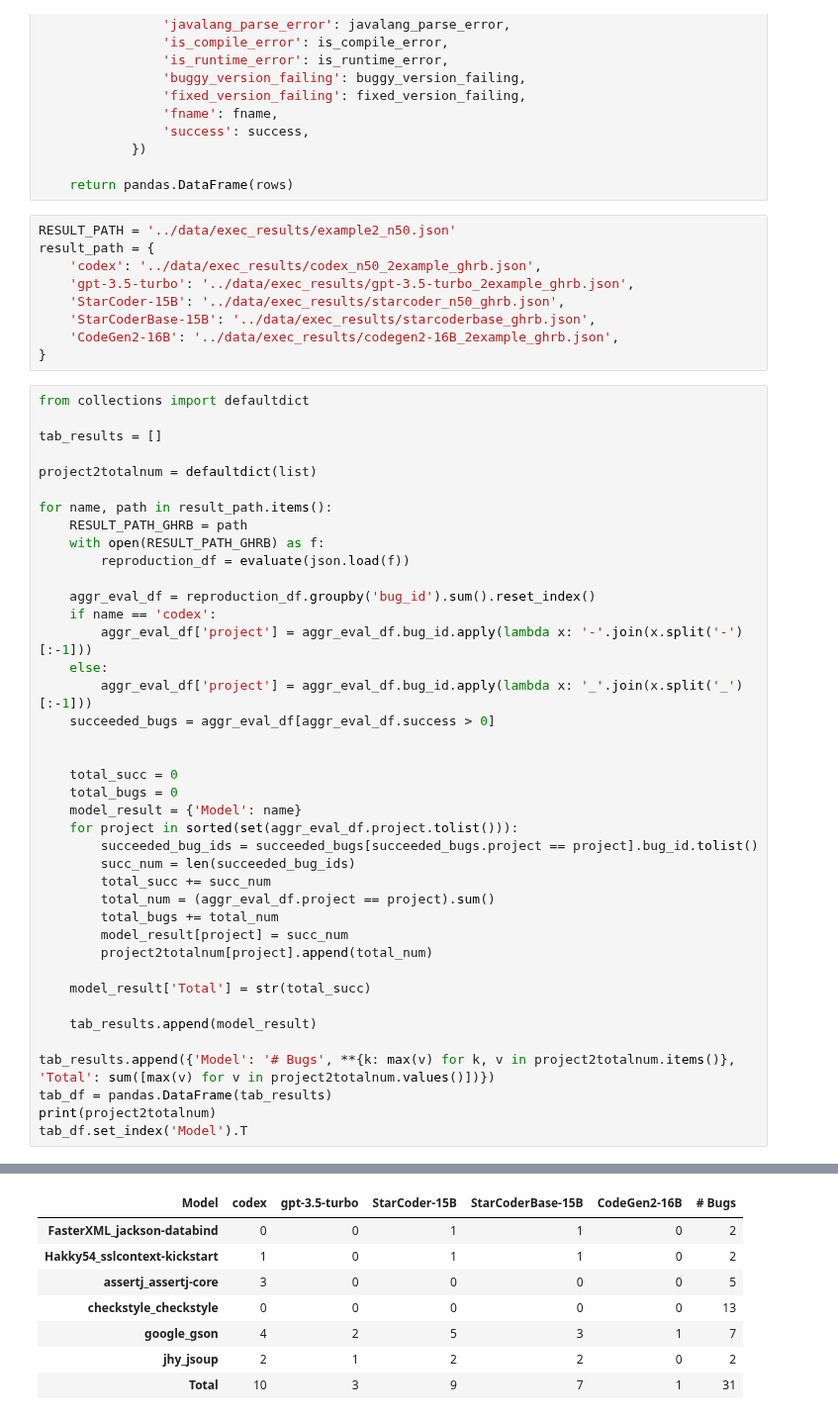
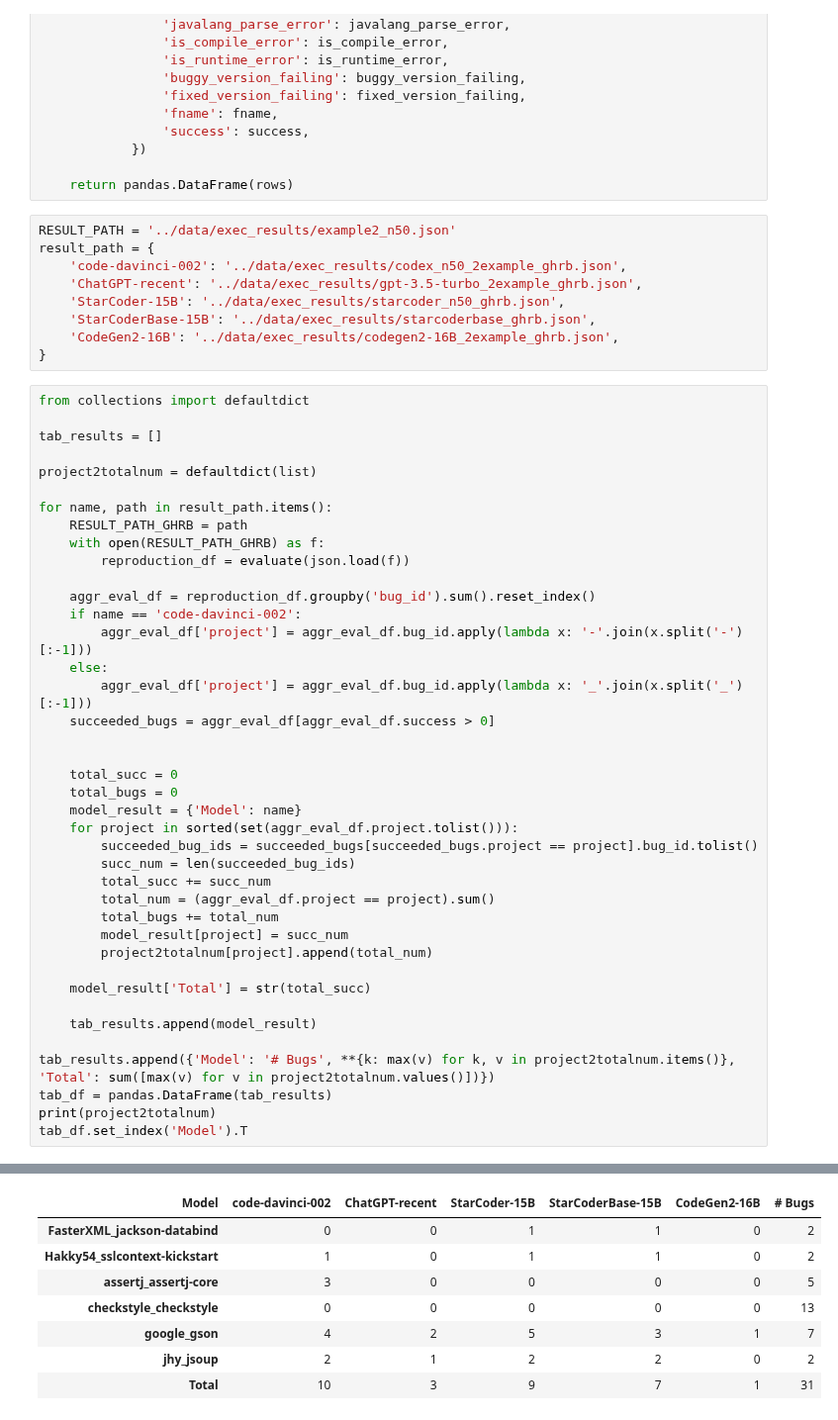
Before and after one commit to coinse/libro-journal-artifact, a Jupyter notebook: notebooks/compare_reproduction_ratio.ipynb, the cells around one changed output, grey strips where cells are left out. Shown at 99% size. Drawn from its saved outputs; the diff is of its cells as text.

```diff
--- a/notebooks/compare_reproduction_ratio.ipynb
+++ b/notebooks/compare_reproduction_ratio.ipynb
@@ -63,8 +63,8 @@ def evaluate(raw_result, only_crash=False):
 # %%
 RESULT_PATH = '../data/exec_results/example2_n50.json'
 result_path = {
-    'codex': '../data/exec_results/codex_n50_2example_ghrb.json',
-    'gpt-3.5-turbo': '../data/exec_results/gpt-3.5-turbo_2example_ghrb.json',
+    'code-davinci-002': '../data/exec_results/codex_n50_2example_ghrb.json',
+    'ChatGPT-recent': '../data/exec_results/gpt-3.5-turbo_2example_ghrb.json',
     'StarCoder-15B': '../data/exec_results/starcoder_n50_ghrb.json',
     'StarCoderBase-15B': '../data/exec_results/starcoderbase_ghrb.json',
     'CodeGen2-16B': '../data/exec_results/codegen2-16B_2example_ghrb.json',
@@ -82,36 +82,36 @@ for name, path in result_path.items():
         reproduction_df = evaluate(json.load(f))
 
     aggr_eval_df = reproduction_df.groupby('bug_id').sum().reset_index()
-    if name == 'codex':
+    if name == 'code-davinci-002':
         aggr_eval_df['project'] = aggr_eval_df.bug_id.apply(lambda x: '-'.join(x.split('-')[:-1]))
     else:
         aggr_eval_df['project'] = aggr_eval_df.bug_id.apply(lambda x: '_'.join(x.split('_')[:-1]))
     succeeded_bugs = aggr_eval_df[aggr_eval_df.success > 0]
 
 
     total_succ = 0
     total_bugs = 0
     model_result = {'Model': name}
     for project in sorted(set(aggr_eval_df.project.tolist())):
         succeeded_bug_ids = succeeded_bugs[succeeded_bugs.project == project].bug_id.tolist()
         succ_num = len(succeeded_bug_ids)
         total_succ += succ_num
         total_num = (aggr_eval_df.project == project).sum()
         total_bugs += total_num
         model_result[project] = succ_num
         project2totalnum[project].append(total_num)
 
     model_result['Total'] = str(total_succ)
 
     tab_results.append(model_result)
 
 tab_results.append({'Model': '# Bugs', **{k: max(v) for k, v in project2totalnum.items()}, 'Total': sum([max(v) for v in project2totalnum.values()])})
 tab_df = pandas.DataFrame(tab_results)
 print(project2totalnum)
 tab_df.set_index('Model').T
 # %% [output]
 defaultdict(<class 'list'>, {'FasterXML_jackson-databind': [2, 2, 2, 2, 2], 'Hakky54_sslcontext-kickstart': [2, 2, 2, 2, 1], 'assertj_assertj-core': [5, 5, 5, 5, 4], 'checkstyle_checkstyle': [13, 12,  ...
-| Model | codex | gpt-3.5-turbo | StarCoder-15B | StarCoderBase-15B | CodeGen2-16B | # Bugs |
+| Model | code-davinci-002 | ChatGPT-recent | StarCoder-15B | StarCoderBase-15B | CodeGen2-16B | # Bugs |
 | FasterXML_jackson-databind | 0 | 0 | 1 | 1 | 0 | 2 |
 | Hakky54_sslcontext-kickstart | 1 | 0 | 1 | 1 | 0 | 2 |
 | assertj_assertj-core | 3 | 0 | 0 | 0 | 0 | 5 |
```
Also changed, not shown: parts of 2 cells of this notebook, 1 other file.
